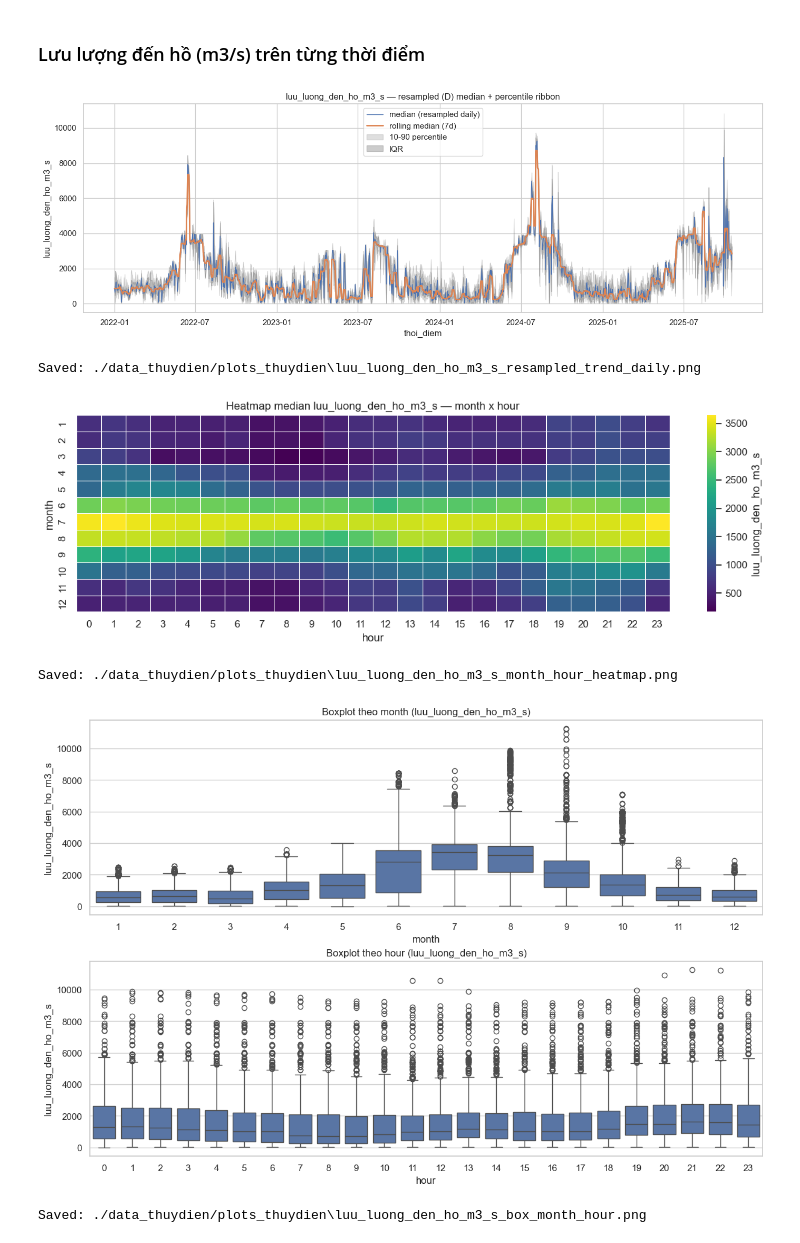
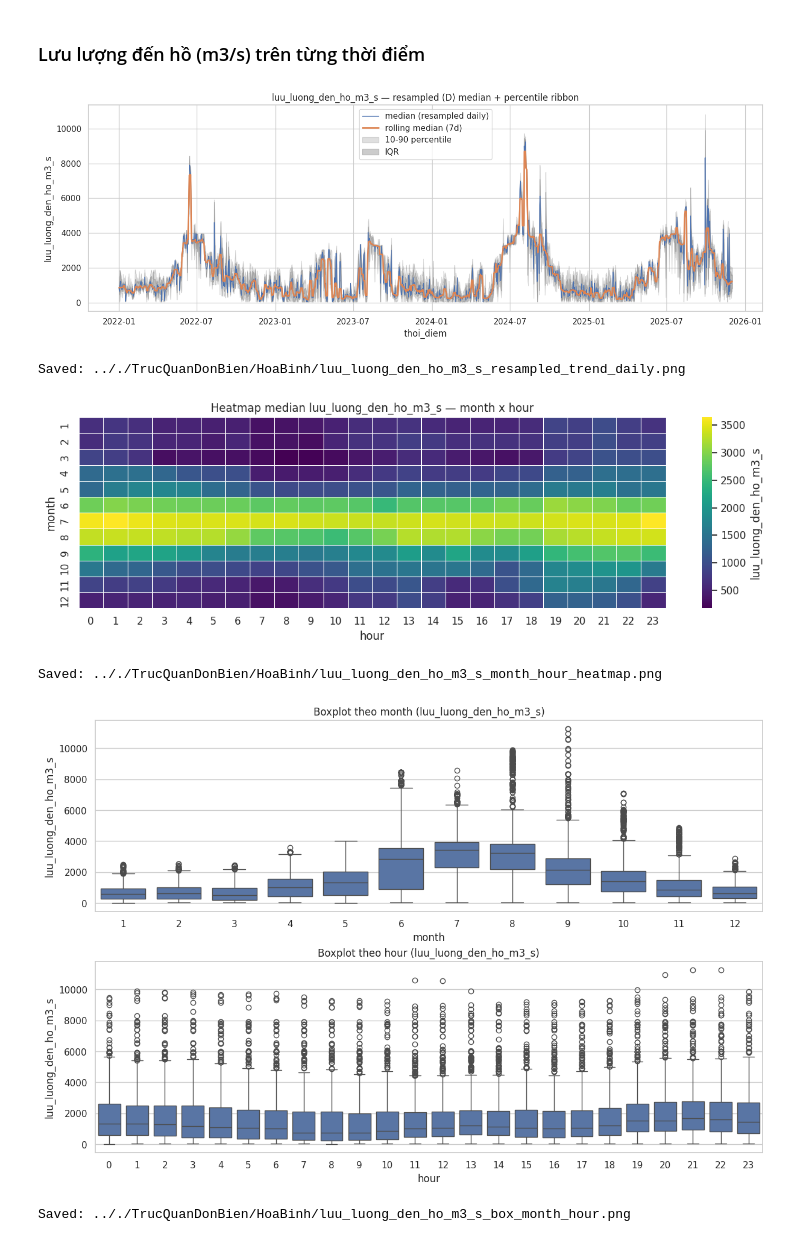
Before and after one commit to leducthanh041/CS313-DoAn, a Jupyter notebook: CuoiKi/EDA_ThuyDien/EDA_NoneDapXa/Code/03.EDA_HoaBinh.ipynb, the cells around one changed output. Saved outputs shown, nothing was run; the diff lists cells and outputs as text; code cells hidden in the pictures.

Commit message:
Done EDA Hoa Binh

```diff
--- a/CuoiKi/EDA_ThuyDien/EDA_NoneDapXa/Code/03.EDA_HoaBinh.ipynb
+++ b/CuoiKi/EDA_ThuyDien/EDA_NoneDapXa/Code/03.EDA_HoaBinh.ipynb
@@ -504,7 +504,7 @@ pairplot_path, heatmap_path
 # %% [markdown]
 ### Load dữ liệu
 # %%
-df = pd.read_csv("./data_thuydien/data_thuydien_cleaned.csv")
+df = pd.read_csv("../../.././data_thuydien/dataCacDap/data_thuydien_Hòa_Bình.csv")
 
 cols_target = [
     "thoi_diem",
@@ -580,7 +580,7 @@ plt.tight_layout()
 
 # Lưu ảnh
 if 'out_dir' not in globals():
-    out_dir = "./data_thuydien/plots_thuydien"
+    out_dir = ".././TrucQuanDaBien/HoaBinh"
 import os
 os.makedirs(out_dir, exist_ok=True)
 fn = os.path.join(out_dir, f"{target}_resampled_trend_daily.png")
@@ -825,36 +825,36 @@ agg_pct = (
     df.set_index('thoi_diem')[target]
       .resample(freq)
       .apply(lambda x: np.percentile(x.dropna(), [10, 25, 75, 90]) if len(x.dropna()) > 0 else [np.nan]*4)
 )
 pct_df = pd.DataFrame(agg_pct.tolist(), index=agg_pct.index, columns=['p10','p25','p75','p90'])
 
 summary = pd.concat([series, pct_df], axis=1).dropna(subset=['median'])
 
 # rolling median cho daily: 7 ngày
 window = 7
 summary['roll_median'] = summary['median'].rolling(window=window, min_periods=1, center=True).median()
 
 plt.figure(figsize=(14,5))
 plt.plot(summary.index, summary['median'], label='median (resampled daily)', linewidth=1)
 plt.plot(summary.index, summary['roll_median'], label=f'rolling median ({window}d)', linewidth=2)
 plt.fill_between(summary.index, summary['p10'], summary['p90'], color='grey', alpha=0.25, label='10-90 percentile')
 plt.fill_between(summary.index, summary['p25'], summary['p75'], color='grey', alpha=0.40, label='IQR')
 plt.legend()
 plt.xlabel('thoi_diem'); plt.ylabel(target)
 plt.title(f'{target} — resampled ({freq}) median + percentile ribbon')
 plt.tight_layout()
 
 # Lưu ảnh
 if 'out_dir' not in globals():
-    out_dir = "./data_thuydien/plots_thuydien"
+    out_dir = ".././TrucQuanDaBien/HoaBinh"
 import os
 os.makedirs(out_dir, exist_ok=True)
 fn = os.path.join(out_dir, f"{target}_resampled_trend_daily.png")
 plt.savefig(fn, dpi=150, bbox_inches='tight'); plt.show(); plt.close()
 print("Saved:", fn)
 # %% [output]
-[figure, old version]
+[figure, new version]
-Saved: ./data_thuydien/plots_thuydien\luu_luong_den_ho_m3_s_resampled_trend_daily.png
+Saved: .././TrucQuanDonBien/HoaBinh/luu_luong_den_ho_m3_s_resampled_trend_daily.png
 # %%
 # Cell 4: Heatmap month x hour (muốn pattern theo giờ trong năm) — gọn, dễ đọc (12x24)
 df2 = df.dropna(subset=['thoi_diem', target]).copy()
@@ -870,8 +870,8 @@ fn = os.path.join(out_dir, f"{target}_month_hour_heatmap.png")
 plt.savefig(fn, dpi=150, bbox_inches='tight'); plt.show(); plt.close()
 print("Saved:", fn)
 # %% [output]
-[figure, old version]
+[figure, new version]
-Saved: ./data_thuydien/plots_thuydien\luu_luong_den_ho_m3_s_month_hour_heatmap.png
+Saved: .././TrucQuanDonBien/HoaBinh/luu_luong_den_ho_m3_s_month_hour_heatmap.png
 # %%
 # Cell 5: Boxplot by month (12 boxes) + Boxplot by hour (24 boxes) — 2x1 matrix, đơn giản, tổng quát
 df_b = df2.copy()
@@ -889,8 +889,8 @@ fn = os.path.join(out_dir, f"{target}_box_month_hour.png")
 fig.savefig(fn, dpi=150, bbox_inches='tight'); plt.show(); plt.close()
 print("Saved:", fn)
 # %% [output]
-[figure, old version]
+[figure, new version]
-Saved: ./data_thuydien/plots_thuydien\luu_luong_den_ho_m3_s_box_month_hour.png
+Saved: .././TrucQuanDonBien/HoaBinh/luu_luong_den_ho_m3_s_box_month_hour.png
 # %%
 # ==== Chuẩn bị ====
 df_b = df2.copy()
```
Also changed, not shown: parts of 7 cells of this notebook, 16 other files.
